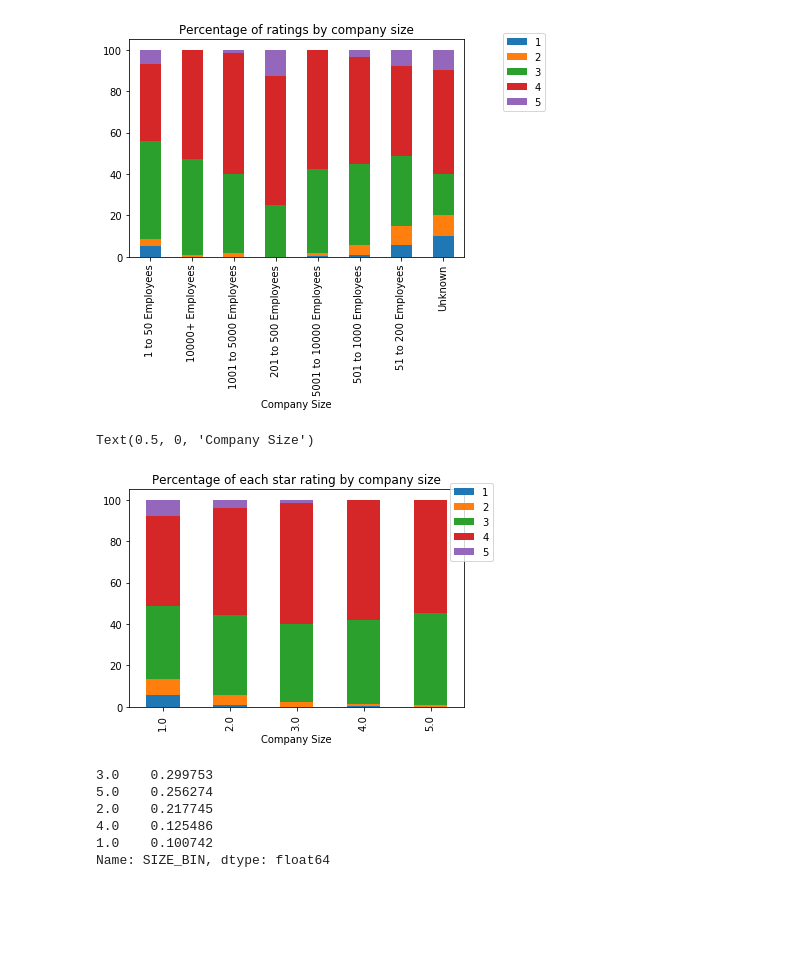
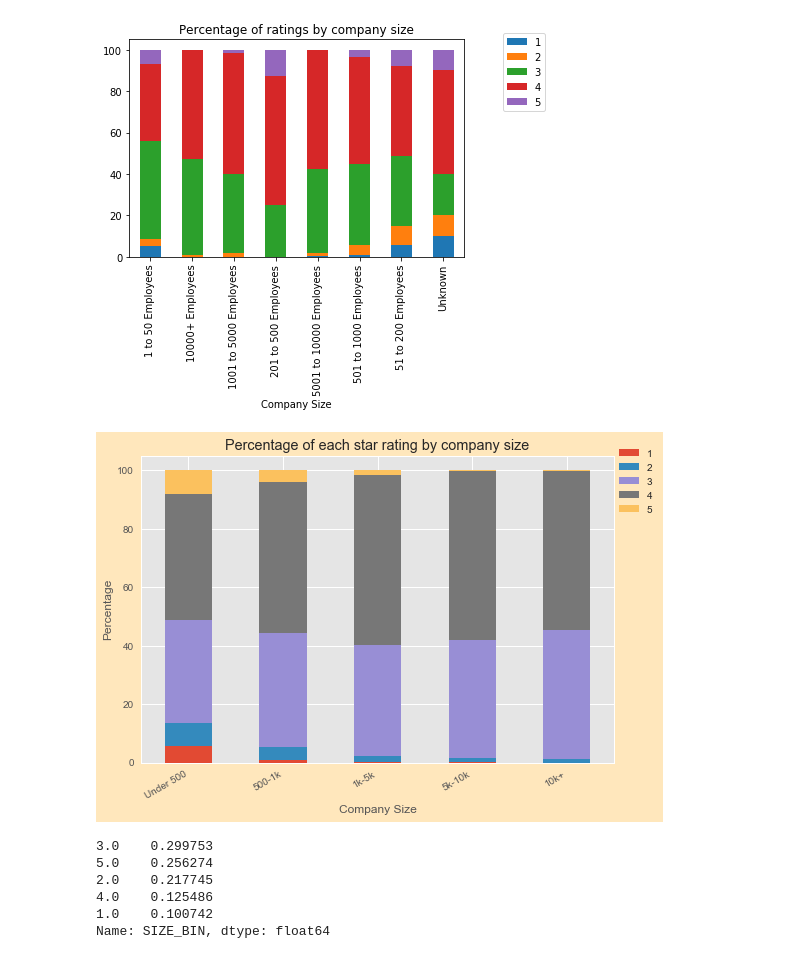
Before and after one commit to cierra4prez/NLP_Diversity_and_Inclusion, a Jupyter notebook: 1_Cleaning.ipynb, the cells around one changed output. Saved outputs shown, nothing was run; the diff lists cells and outputs as text; code cells hidden in the pictures; blank space fills up the shorter version.

```diff
--- a/1_Cleaning.ipynb
+++ b/1_Cleaning.ipynb
@@ -253,18 +253,38 @@ plt.xlabel('Company Size')
 Text(0.5, 0, 'Company Size')
 [figure]
 # %%
-# After binning: Size category grouped by rating
+### After binning: Size category grouped by rating
+
+# plt.style.use('seaborn-talk')
+plt.style.use('ggplot')
+
 x = data.groupby('SIZE_BIN')['RATING_DI_BIN'].value_counts(normalize=True).unstack() * 100
 
 fig,ax = plt.subplots()
+
 x.plot.bar(stacked=True,ax=ax,)
 
+# Labels
+plt.title('Percentage of each star rating by company size')
+plt.ylabel('Percentage')
+plt.xlabel('Company Size')
+ax.set_xticklabels(('Under 500', '500-1k', '1k-5k', '5k-10k', '10k+'))
 ax.legend(bbox_to_anchor=(1.1, 1.05))
-plt.title('Percentage of each star rating by company size')
-plt.xlabel('Company Size')
+
+#rotate xticks
+fig.autofmt_xdate()
+
+# Style
+fig.patch.set_facecolor('moccasin')
+fig.patch.set_alpha(0.9)
+plt.tight_layout(pad=1)
+
+# Uncomment below line to save plot
+plt.savefig("images/Rating_v_Size2.png")
+
+plt.show()
 # %% [output]
-Text(0.5, 0, 'Company Size')
-[figure, old version]
+[figure, new version]
 # %%
 data.SIZE_BIN.value_counts(normalize=True)
 # %% [output]
```
Also changed, not shown: parts of 4 cells of this notebook, 7 other files.
